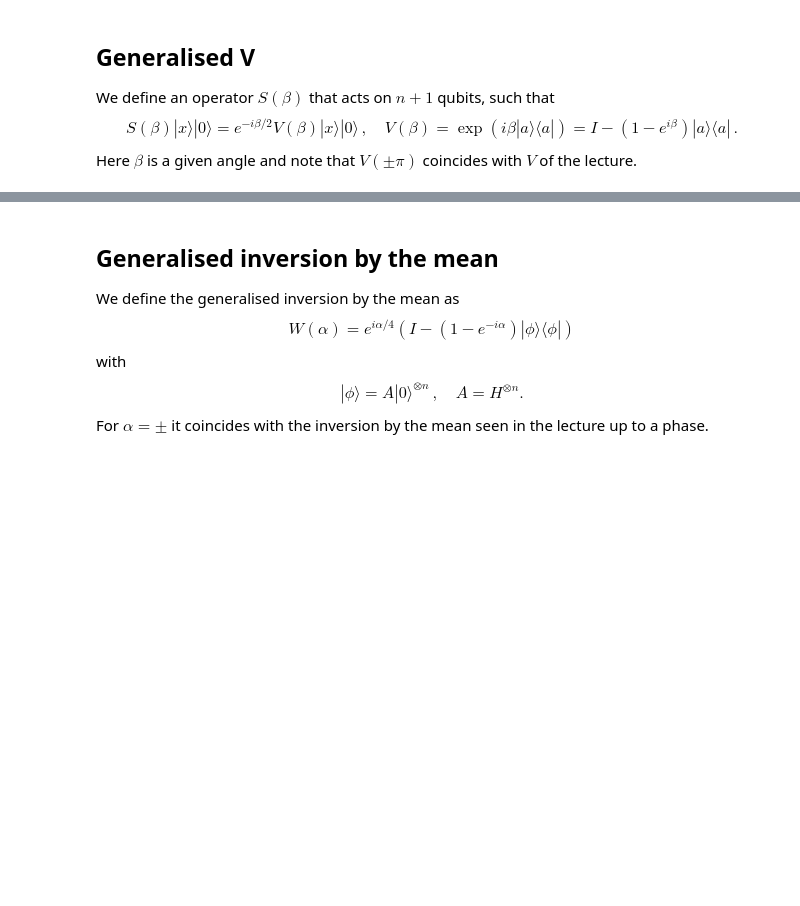
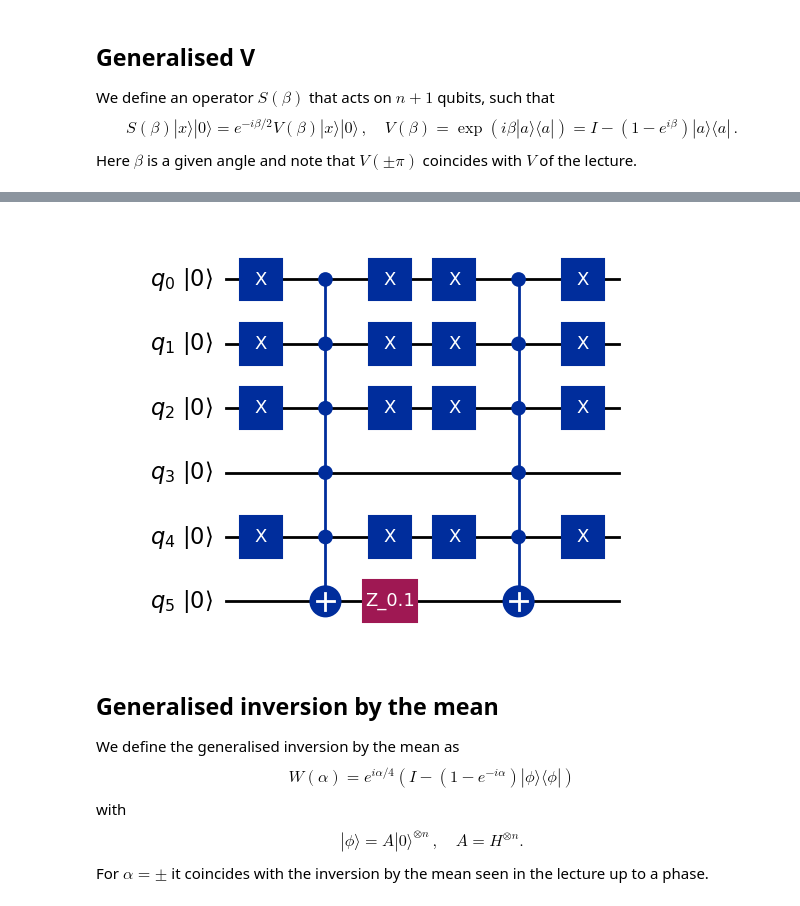
Before and after one commit to moritzhauschulz/my_QC, a Jupyter notebook: cw/CW2324.ipynb, the cells around one changed output, grey strips where cells are left out. Cells and saved outputs as stored; diff of their text form; code cells hidden in the pictures; blank space fills up the shorter version.

```diff
--- a/cw/CW2324.ipynb
+++ b/cw/CW2324.ipynb
@@ -61,7 +93,42 @@ def create_s(marked_state, beta):
     Returns:
         QuantumCircuit: Quantum circuit representing S(\beta)
     """
+
+    #create circuit
+    qc = QuantumCircuit(len(marked_state) + 1)
+
+    #add Xs and multi-controlled CNOT (U)
+    for i, bit in enumerate(marked_state):
+        if bit == '0':
+            qc.x(i)
+    qc.mcx(list(range(qc.num_qubits - 1)), qc.num_qubits-1)
+    for i, bit in enumerate(marked_state): #note: these can be left out as they are reversed in the next step
+        if bit == '0':
+            qc.x(i)
+
+    # Define a 2x2 unitary matrix from beta and Z
+    i = complex(0,1)
+    Z_beta = np.array([[np.cos(beta/2)-i*np.sin(beta/2), 0], [0, np.cos(beta/2)+i*np.sin(beta/2)]])
+
+    # Create a gate from the unitary matrix
+    Z_beta_gate = UnitaryGate(Z_beta, label=f'Z_{beta}')
+    qc.append(Z_beta_gate, [len(marked_state)])
+
+    #add Xs and multi-controlled CNOT (U)
+    for i, bit in enumerate(marked_state): #note: these can be left out as they are reversed in the next step
+        if bit == '0':
+            qc.x(i)
+    qc.mcx(list(range(qc.num_qubits - 1)), qc.num_qubits-1)
+    for i, bit in enumerate(marked_state):
+        if bit == '0':
+            qc.x(i)
+
+    return qc
     # ...
+# %%
+create_s('00010',0.1).draw(output='mpl', cregbundle=False, initial_state=True)
+# %% [output]
+[figure, added]
 # %% [markdown]
 ## Generalised inversion by the mean
 
```
Also changed, not shown: parts of 7 cells of this notebook, 1 other file.
